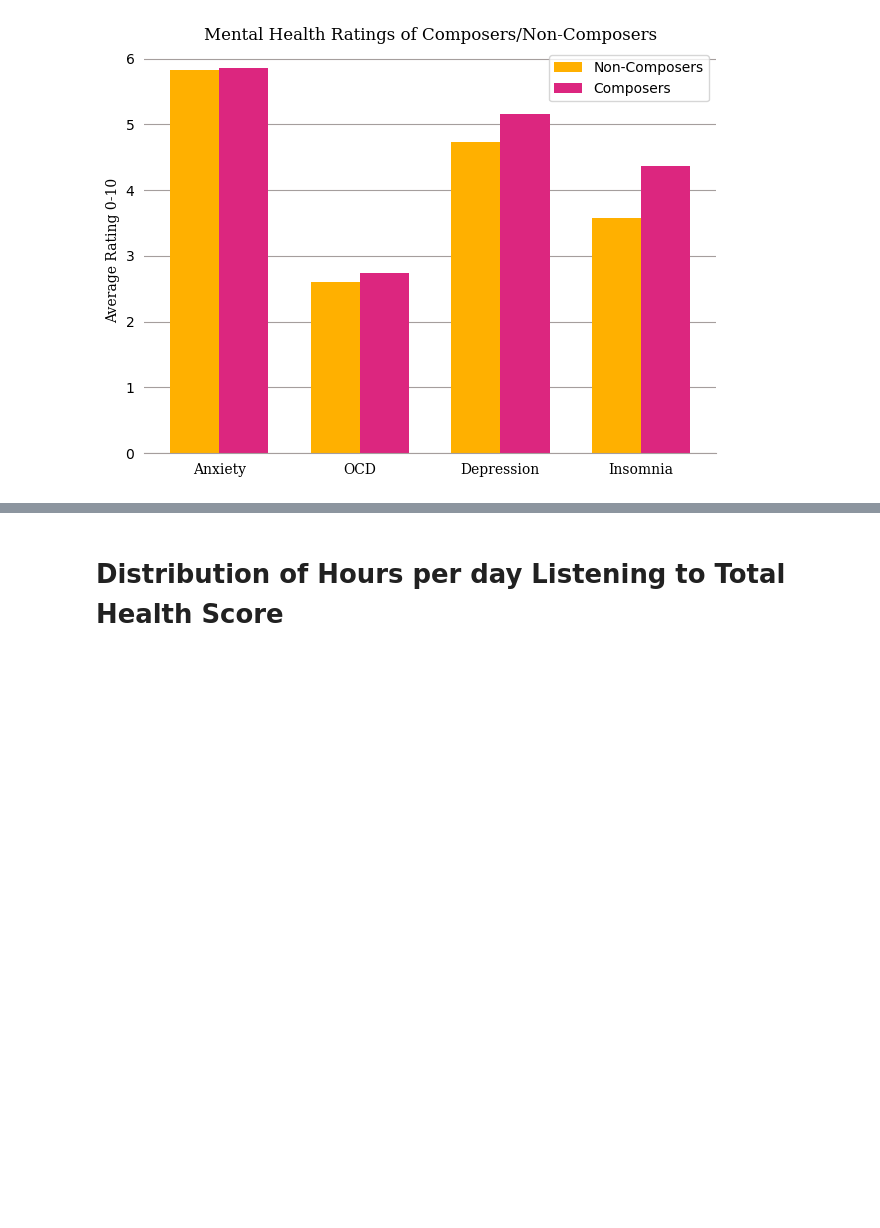
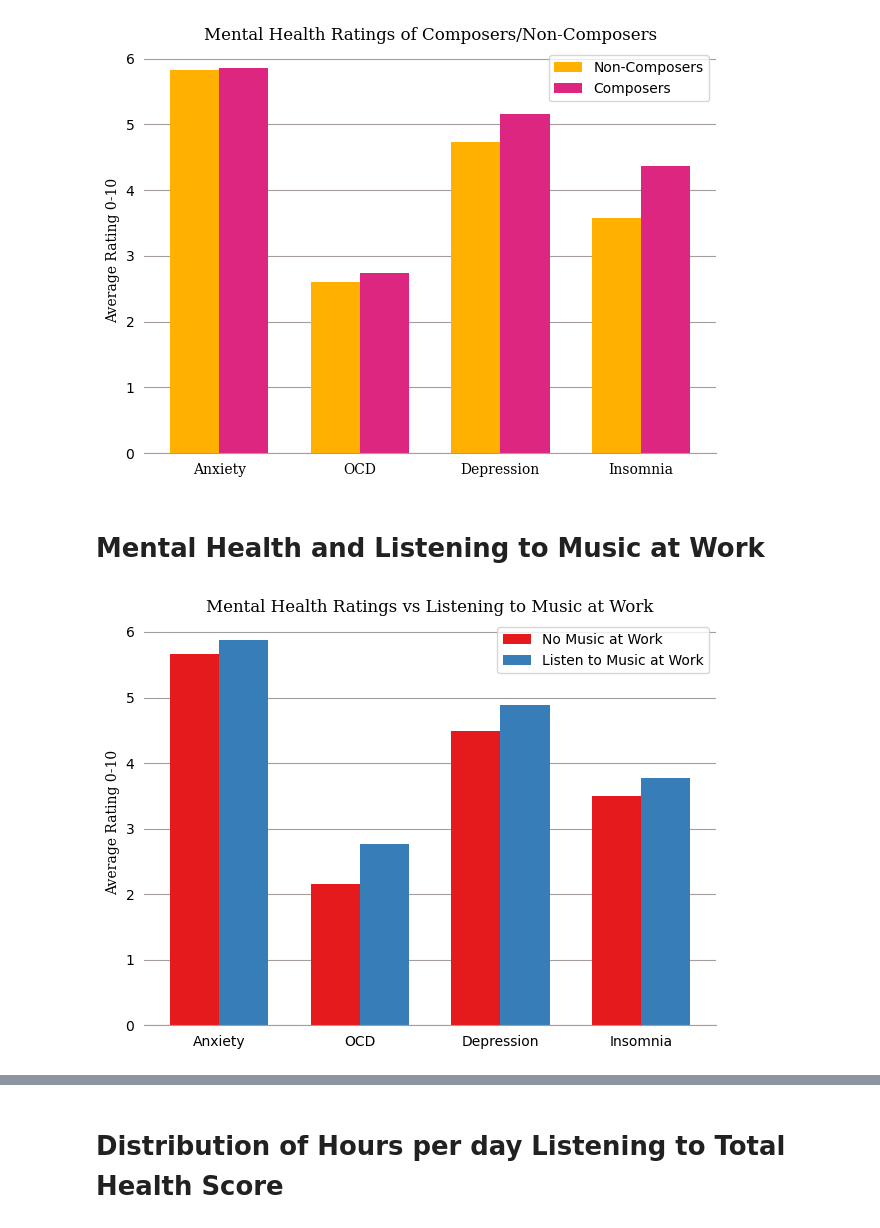
Before and after one commit to cameronchafin/chum_bucket_supreme, a Jupyter notebook: working_separatley.ipynb, the cells around one changed output, grey strips where cells are left out. Drawn from its saved outputs; the diff is of its cells as text; code cells hidden in the pictures; blank space fills up the shorter version.

Commit message:
added bar chart

```diff
--- a/working_separatley.ipynb
+++ b/working_separatley.ipynb
@@ -180,3 +180,65 @@ fig.tight_layout()
 plt.show()
 # %% [output]
 [figure]
+# %% [markdown]
+# Mental Health and Listening to Music at Work
+# %%
+#Groupings of data of Instrumentalists vs non-instrumentalists
+df_no = df[df['While working'] == 'No']
+df_yes = df[df['While working'] == 'Yes']
+
+#anxiety data
+no_work_anxiety = df_no["Anxiety"].tolist()
+yes_work_anxiety = df_yes["Anxiety"].tolist()
+mean_no_work_anxiety = mean(no_work_anxiety)
+mean_yes_work_anxiety = mean(yes_work_anxiety)
+
+#OCD data
+no_work_OCD = df_no["OCD"].tolist()
+yes_work_OCD = df_yes["OCD"].tolist()
+mean_no_work_OCD = mean(no_work_OCD)
+mean_yes_work_OCD = mean(yes_work_OCD)
+
+#depression data
+no_work_depression = df_no["Depression"].tolist()
+yes_work_depression = df_yes["Depression"].tolist()
+mean_no_work_depression = mean(no_work_depression)
+mean_yes_work_depression = mean(yes_work_depression)
+
+#Insomnia data
+no_work_insomnia = df_no["Insomnia"].tolist()
+yes_work_insomnia = df_yes["Insomnia"].tolist()
+mean_no_work_insomnia = mean(no_work_insomnia)
+mean_yes_work_insomnia = mean(yes_work_insomnia)
+
+sfont = {"fontname": "serif"}
+labels = ["Anxiety", "OCD", "Depression", "Insomnia"]
+yes_means = [mean_yes_work_anxiety, mean_yes_work_OCD, mean_yes_work_depression, mean_yes_work_insomnia]
+no_means = [mean_no_work_anxiety, mean_no_work_OCD, mean_no_work_depression, mean_no_work_insomnia]
+
+x = np.arange(len(labels))
+width = 0.35
+
+fig, ax = plt.subplots()
+rects1 = ax.bar(x - width/2, no_means, width, label='No Music at Work', color="#e41a1c")  # color blind friendly red
+rects2 = ax.bar(x + width/2, yes_means, width, label='Listen to Music at Work', color="#377eb8")  # color blind friendly blue
+
+ax.set_ylabel('Average Rating 0-10', **sfont)
+ax.set_title('Mental Health Ratings vs Listening to Music at Work', **sfont)
+ax.set_xticks(x, labels)
+ax.legend()
+
+# spines are the top, bottom, left, right lines
+ax.spines["left"].set_visible(False)
+ax.spines["top"].set_visible(False)
+ax.spines["right"].set_visible(False)
+ax.spines["bottom"].set_color("#A59E9D")
+ax.tick_params(bottom=False, left=False)  # gets rid on ticks on x and y axes
+ax.set_axisbelow(True)  # puts axis lines below bars
+ax.yaxis.grid(True, color="#A59E9D")  # adds y axis lines
+
+fig.tight_layout()
+
+plt.show()
+# %% [output]
+[figure, added]
```
Also changed, not shown: parts of 1 cell of this notebook.
